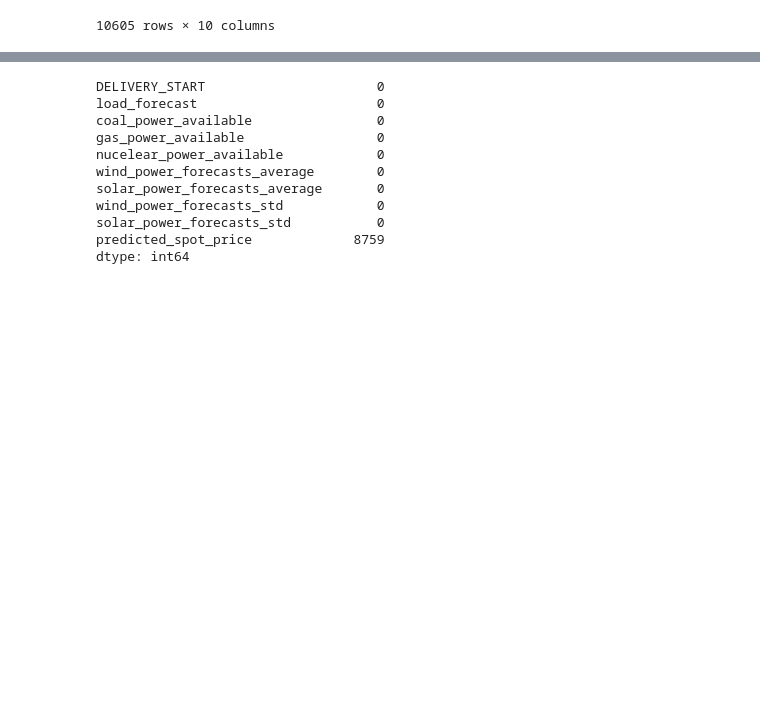
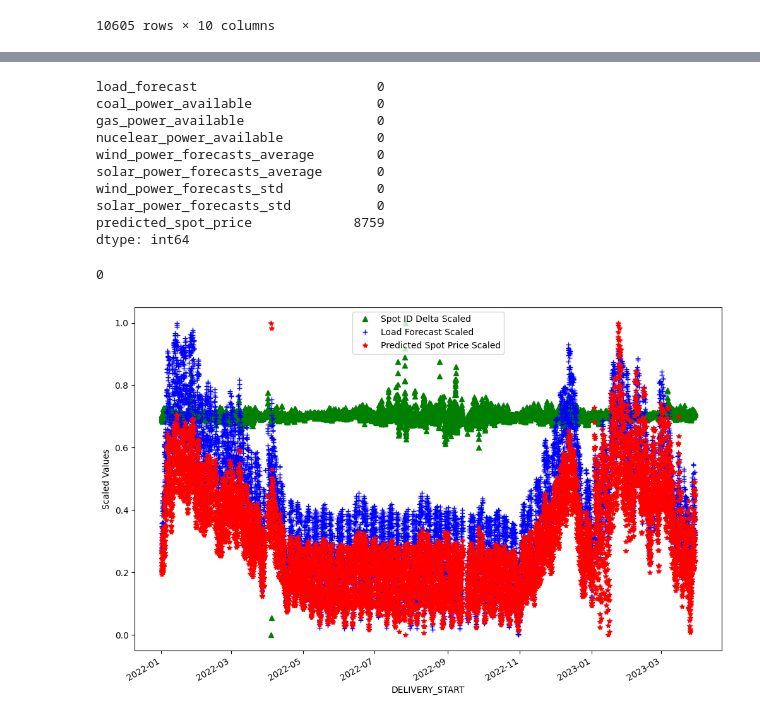
Before and after one commit to JonasBlx/elmy, a Jupyter notebook: notebooks/complete_data.ipynb, the cells around one changed output, grey strips where cells are left out. Saved outputs shown, nothing was run; the diff lists cells and outputs as text; code cells hidden in the pictures; blank space fills up the shorter version.

```diff
--- a/notebooks/complete_data.ipynb
+++ b/notebooks/complete_data.ipynb
@@ -35,0 +48,2 @@ X_train_preprocessed
+# %%
+del_start = X_train_preprocessed.index
@@ -50,18 +93,16 @@ dtype: int64
 # %%
 def fill_with_local_mean(series):
-    nan_indices = series[series.isna()].index  # Get indices of NaNs
-    for idx in nan_indices:
-        # Calculate start and end indices for the window
-        start_idx = max(idx - 2, 0)
-        end_idx = min(idx + 3, len(series))
+    # Use rolling window to calculate mean, centering the window
+    rolling_mean = series.rolling(window=5, min_periods=1, center=True).mean()
 
-        # Calculate mean excluding NaNs
-        local_mean = series[start_idx:end_idx].mean()
+    # Fill NaNs in the original series with values from the rolling mean
+    filled_series = series.fillna(rolling_mean)
 
-        # Assign the local mean to the NaN value
-        series.at[idx] = local_mean
+    # Fill any remaining NaNs by propagating non-NaN values forward and then backward
+    filled_series.ffill(inplace=True)  # Forward fill
+    filled_series.bfill(inplace=True)  # Backward fill
 
-    return series
+    return filled_series
 
 
 # Exclude 'predicted_spot_price' column and fill NaNs for other columns
@@ -72,7 +113,6 @@ for column in columns_to_fill:
 # Check the result
 print(X_train_preprocessed.isna().sum())
 # %% [output]
-DELIVERY_START                      0
 load_forecast                       0
 coal_power_available                0
 gas_power_available                 0
@@ -100,0 +180,28 @@ print(X_train_preprocessed.isna().sum())
+# %%
+X_train_preprocessed['predicted_spot_price'].isna().sum()
+# %% [output]
+0
+# %%
+import matplotlib.pyplot as plt
+
+# Initialize the figure with a larger size
+fig, ax = plt.subplots(figsize=(12, 8))  # For example, 12 inches by 8 inches
+
+# Assuming 'del_start', 'spot_id_delta_s', 'load_for_s', and 'pred_spot_price_s' are properly defined
+
+# Plot each series
+ax.plot(del_start, spot_id_delta_s, 'g^', label='Spot ID Delta Scaled')
+ax.plot(del_start, load_for_s, 'b+', label='Load Forecast Scaled')
+ax.plot(del_start, pred_spot_price_s, 'r*', label='Predicted Spot Price Scaled')
+
+# Setting legend, and labels for x and y axis
+ax.legend()
+ax.set_xlabel('DELIVERY_START')
+ax.set_ylabel('Scaled Values')
+
+# Optionally, format the x-axis with datetime formatting for better readability
+plt.gcf().autofmt_xdate()  # Auto-format date for readability
+
+plt.show()  # Display the plot
+# %% [output]
+[figure, added]
```
Also changed, not shown: parts of 15 cells of this notebook, 3 other files.
